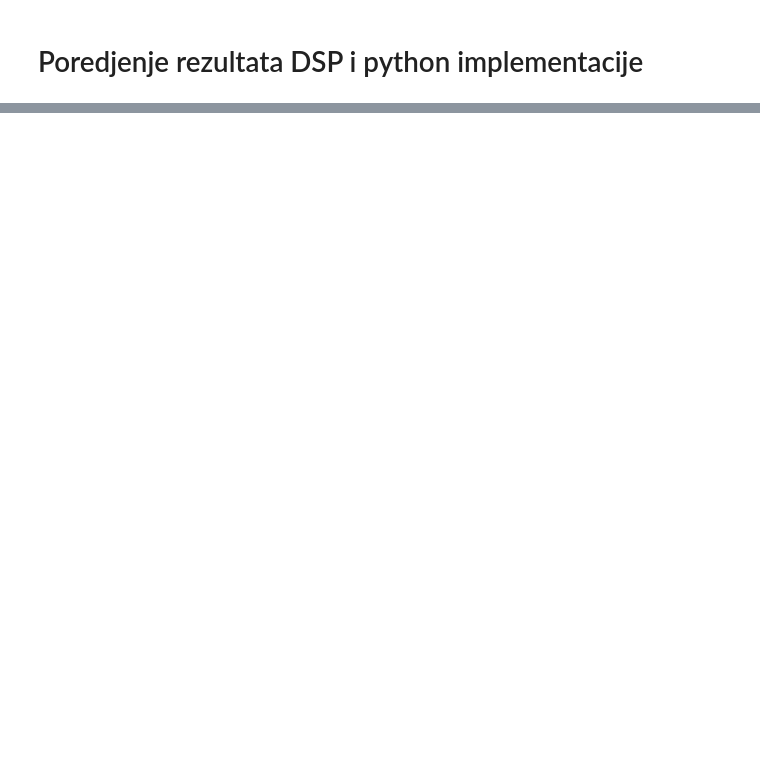
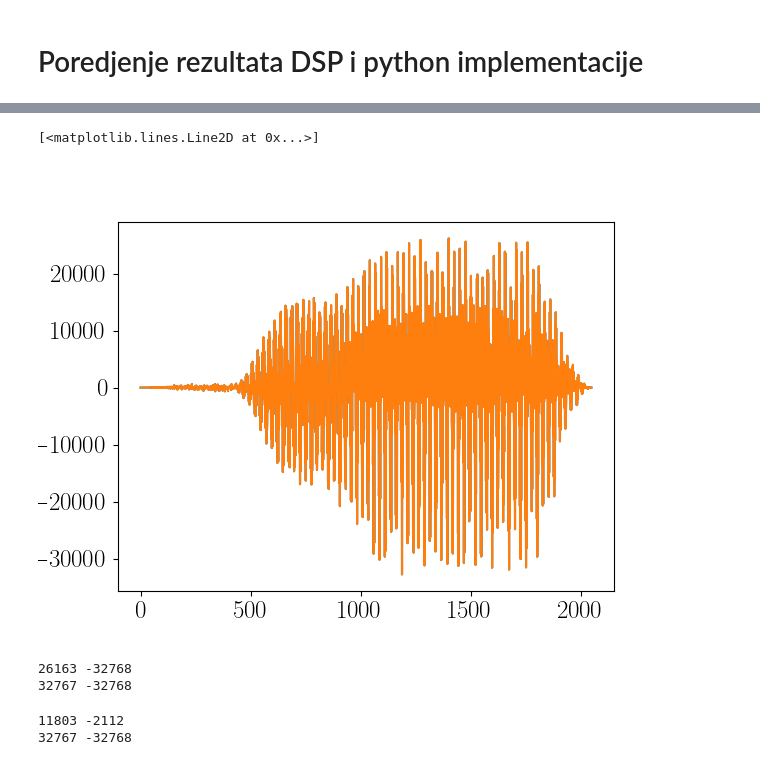
Before and after one commit to urosminoski/DPS, a Jupyter notebook: DPS_2023_3133_Uros_Minoski/python/2023_3133.ipynb, the cells around one changed output, grey strips where cells are left out. Drawn from its saved outputs; the diff is of its cells as text; code cells hidden in the pictures; blank space fills up the shorter version.

```diff
--- a/DPS_2023_3133_Uros_Minoski/python/2023_3133.ipynb
+++ b/DPS_2023_3133_Uros_Minoski/python/2023_3133.ipynb
@@ -387,13 +387,13 @@ Error sum: 0
 # %% [markdown]
 # Generisanje txt fajlova za DSP implementaciju
 # %%
-firCoeff_q15 = np.array(float_to_q1n(firCoeff, 14))
-mixChirp_q15 = np.array(float_to_q1n(mixChirp, 14))
-np.savetxt("../mcu/data/firCoeff_q1n.txt", firCoeff_q15, fmt="%d")
-np.savetxt("../mcu/data/mixChirp_q1n.txt", mixChirp_q15, fmt="%d")
-firCoeff_q15.astype(np.int16).tofile("../mcu/data/firCoeff_q1n.bin")
-mixChirp_q15.astype(np.int16).tofile("../mcu/data/mixChirp_q1n.bin")
+firCoeff_q15 = np.array(float_to_q1n(firCoeff, 15))
+mixChirp_q15 = np.array(float_to_q1n(mixChirp, 15))
+np.savetxt("../mcu_new/data/firCoeff_q1n.txt", firCoeff_q15, fmt="%d")
+np.savetxt("../mcu_new/data/mixChirp_q1n.txt", mixChirp_q15, fmt="%d")
+# firCoeff_q15.astype(np.int16).tofile("../mcu/data/firCoeff_q1n.bin")
+# mixChirp_q15.astype(np.int16).tofile("../mcu/data/mixChirp_q1n.bin")
 
-from scipy.io.wavfile import write
-write("../mcu/data/firCoeff_q1n.wav", int(fs), firCoeff_q15)
-write("../mcu/data/mixChirp_q1n.wav", int(fs), mixChirp_q15)
+# from scipy.io.wavfile import write
+# write("../mcu/data/firCoeff_q1n.wav", int(fs), firCoeff_q15)
+# write("../mcu/data/mixChirp_q1n.wav", int(fs), mixChirp_q15)
@@ -444,2 +435,24 @@ plt.show()
 # %%
-re, im = np.loadtxt("../mcu/data/xout_fft.txt", unpack=True)
+x1 = np.loadtxt("../mcu_new/data/input_signal_integer_for_asm.txt", unpack=True)
+x2 = np.loadtxt("../mcu_new/data/mixChirp_q1n.txt", unpack=True)
+
+plt.figure()
+plt.plot(np.round(mixChirp*2**15))
+plt.plot(mixChirp_q15)
+# plt.plot(x1)
+# plt.plot(x2)
+# %% [output]
+[<matplotlib.lines.Line2D at 0x...>]
+[figure, added]
+# %%
+print(np.max(mixChirp_q15), np.min(mixChirp_q15))
+print(2**15-1, -2**15)
+# %% [output]
+26163 -32768
+32767 -32768
+# %%
+print(np.max(firCoeff_q15), np.min(firCoeff_q15))
+print(2**15-1, -2**15)
+# %% [output]
+11803 -2112
+32767 -32768
```
Also changed, not shown: parts of 2 cells of this notebook, 9 other files.
